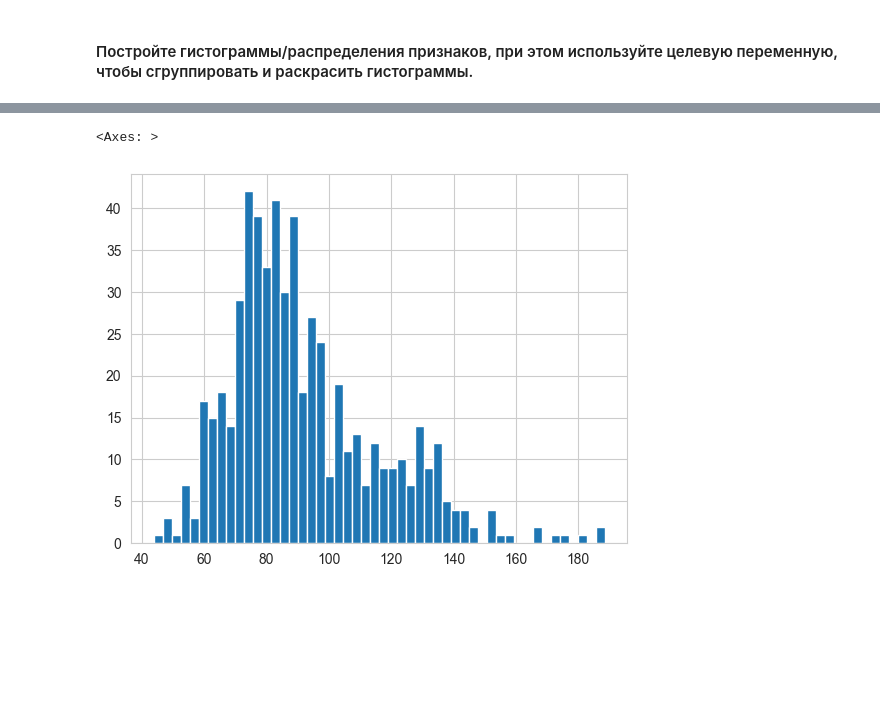
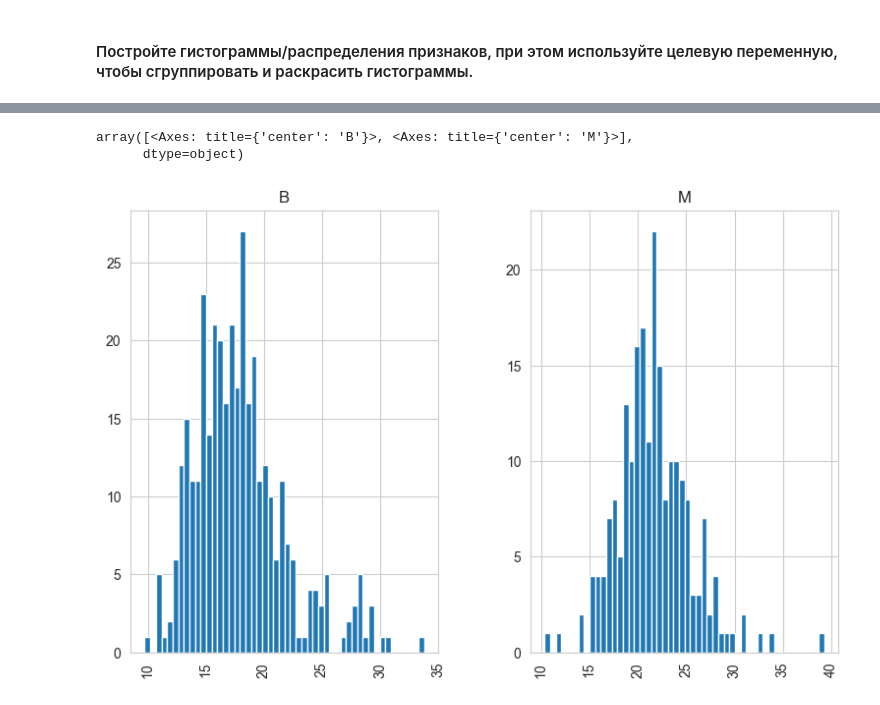
Before and after one commit to georgybarabanshchikov/otusmlbasic, a Jupyter notebook: hw-6/breast-cancer-wisconsin.ipynb, the cells around one changed output, grey strips where cells are left out. Cells and saved outputs as stored; diff of their text form; code cells hidden in the pictures; blank space fills up the shorter version.

```diff
--- a/hw-6/breast-cancer-wisconsin.ipynb
+++ b/hw-6/breast-cancer-wisconsin.ipynb
@@ -76,5 +112,6 @@ data['radius_mean'].hist(bins=50)
-# %%
-data['perimeter_mean'].hist(bins=50)
-# %% [output]
-<Axes: >
-[figure, removed]
+# %%
+data.hist(['texture_mean'],bins=50,by='diagnosis')
+# %% [output]
+array([<Axes: title={'center': 'B'}>, <Axes: title={'center': 'M'}>],
+      dtype=object)
+[figure, added]
```
Also changed, not shown: parts of 47 cells of this notebook, 5 other files.
